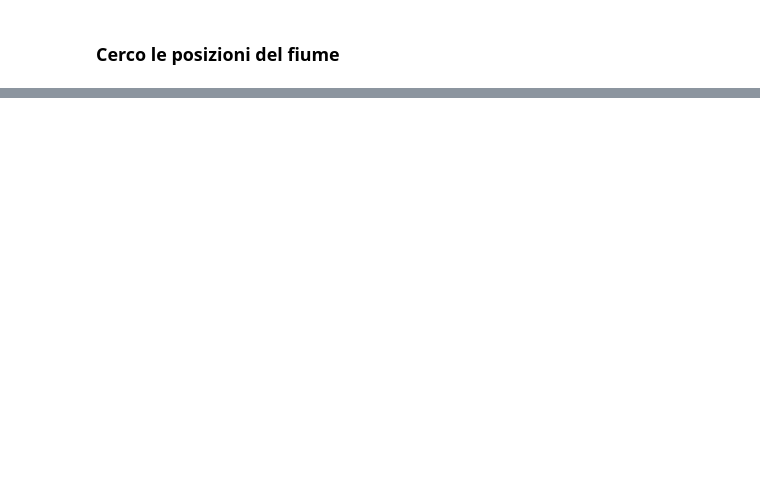
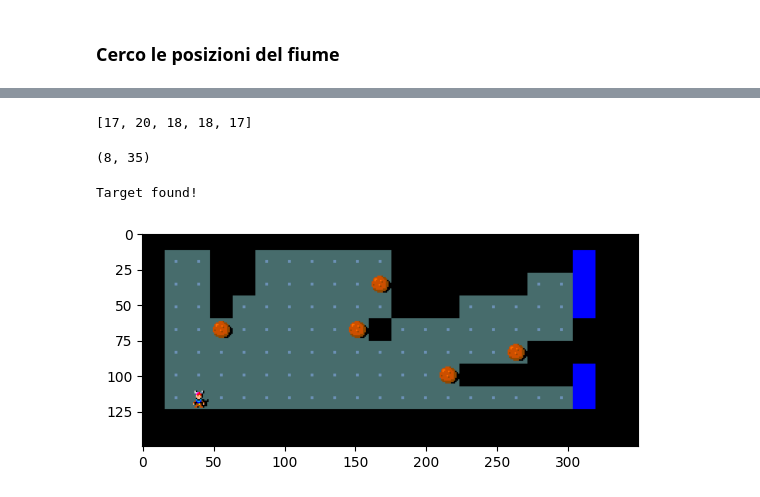
Before and after one commit to JacopoRaffi/AIF_Project, a Jupyter notebook: main.ipynb, the cells around one changed output, grey strips where cells are left out. Cells and saved outputs as stored; diff of their text form; code cells hidden in the pictures; blank space fills up the shorter version.

Commit message:
Testing A-star and computing distances

```diff
--- a/main.ipynb
+++ b/main.ipynb
@@ -113,0 +166,10 @@ river_positions
+# %%
+#Get the best distance from player to boulder and boulder to river.
+def get_best_distance_player_to_boulder(start: Tuple[int, int], boulder : Tuple[int,int]) -> int:
+    boulderX = boulder[0]
+    boulderY = boulder[1]
+    dist_player_boulder = chebyshev_dist(start[0],start[1], boulderX, boulderY)
+
+    dist = dist_player_boulder
+
+    return dist
@@ -113,0 +187,4 @@ river_positions
+# %%
+distances
+# %% [output]
+[17, 20, 18, 18, 17]
@@ -113,0 +193,9 @@ river_positions
+# %%
+boulders[0]
+# %% [output]
+(8, 35)
+# %%
+path1 = a_star(game,game_map, start, boulders[0], get_best_distance_player_to_boulder)
+# %% [output]
+Target found!
+[figure, added]
```
Also changed, not shown: parts of 19 cells of this notebook, 1 other file.
